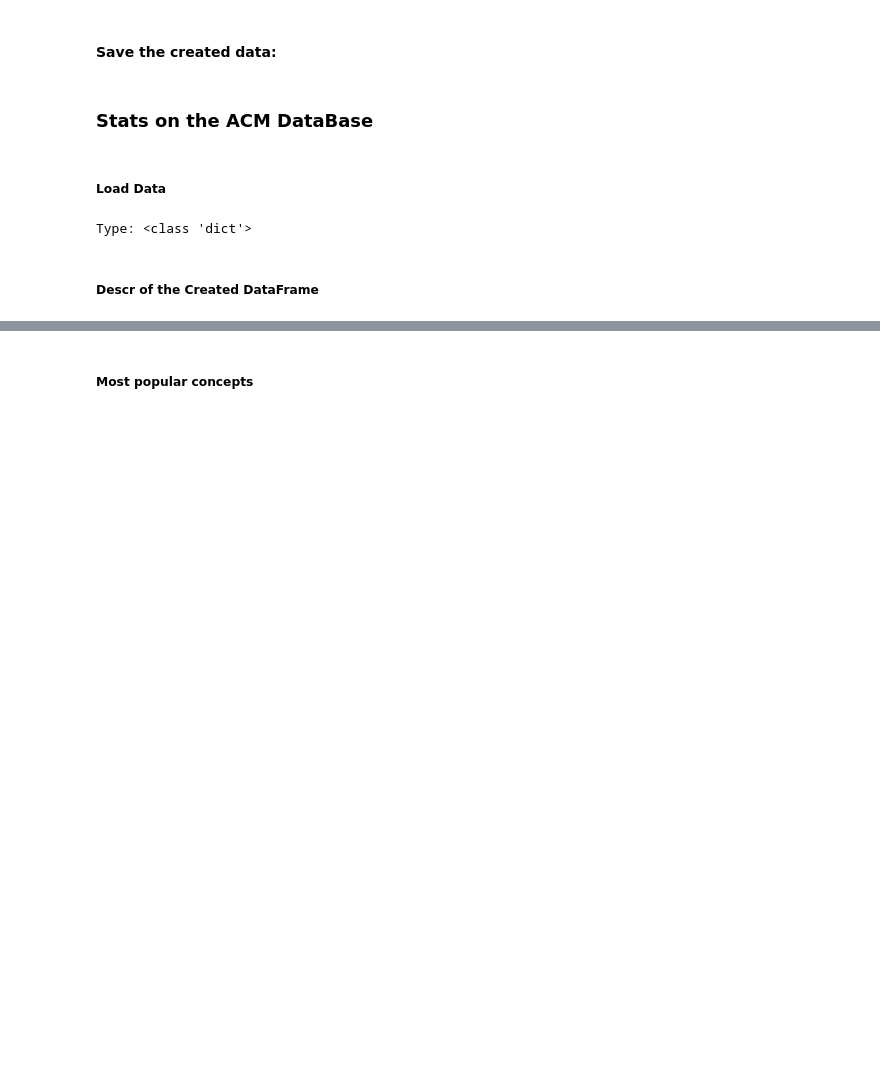
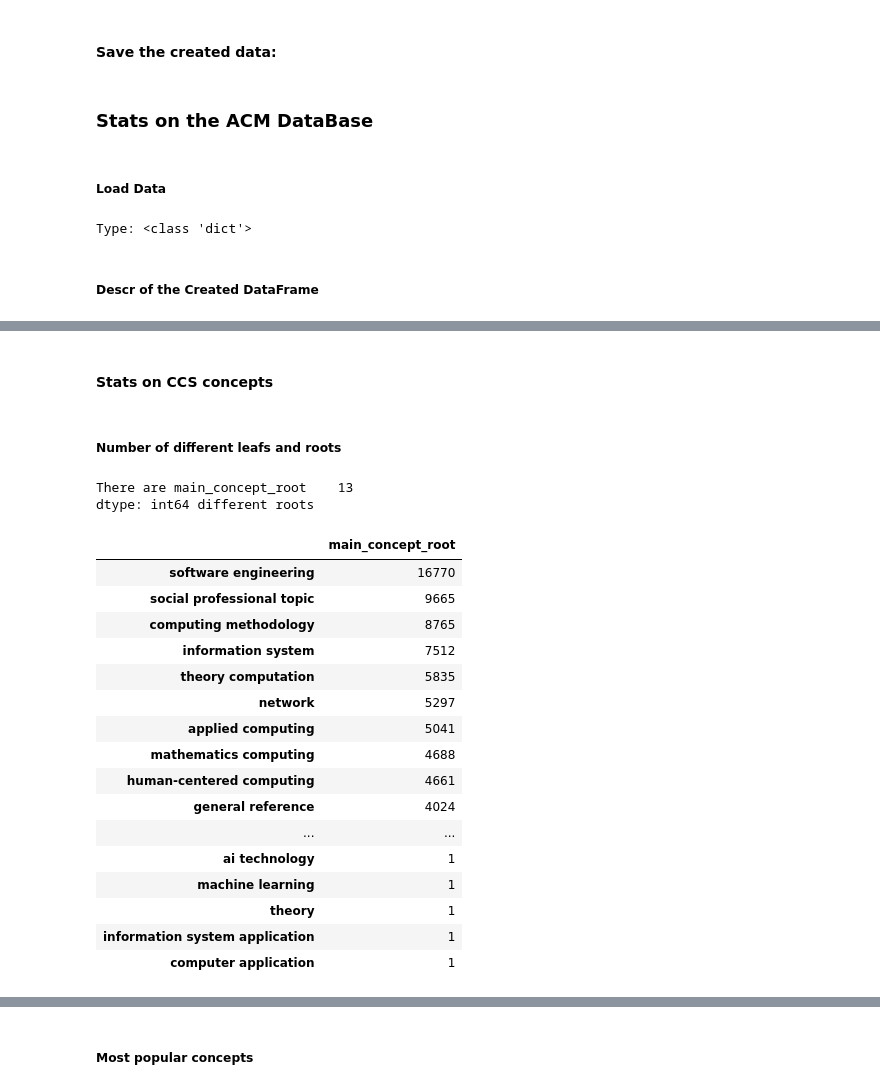
Before and after one commit to Learningchipmunk/Keywords-Ordering, a Jupyter notebook: Periodicals_Preprocessing_and_CCS_Stats.ipynb, the cells around one changed output, grey strips where cells are left out. Drawn from its saved outputs; the diff is of its cells as text; code cells hidden in the pictures; blank space fills up the shorter version.

```diff
--- a/Periodicals_Preprocessing_and_CCS_Stats.ipynb
+++ b/Periodicals_Preprocessing_and_CCS_Stats.ipynb
@@ -224,0 +364,29 @@ articles_df['ccs'].iloc[1]
+# %% [markdown]
+#### Stats on CCS concepts
+# %% [markdown]
+##### Number of different leafs and roots
+# %%
+root_occ = pd.DataFrame(articles_df['main_concept_root'].value_counts())
+num_diff_roots = (root_occ > 1).sum()
+print("There are {0} different roots".format(num_diff_roots))
+root_occ.head(22)
+# %% [output]
+There are main_concept_root    13
+dtype: int64 different roots
+|  | main_concept_root |
+| software engineering | 16770 |
+| social professional topic | 9665 |
+| computing methodology | 8765 |
+| information system | 7512 |
+| theory computation | 5835 |
+| network | 5297 |
+| applied computing | 5041 |
+| mathematics computing | 4688 |
+| human-centered computing | 4661 |
+| general reference | 4024 |
+| ... | ... |
+| ai technology | 1 |
+| machine learning | 1 |
+| theory | 1 |
+| information system application | 1 |
+| computer application | 1 |
```
Also changed, not shown: parts of 38 cells of this notebook.
